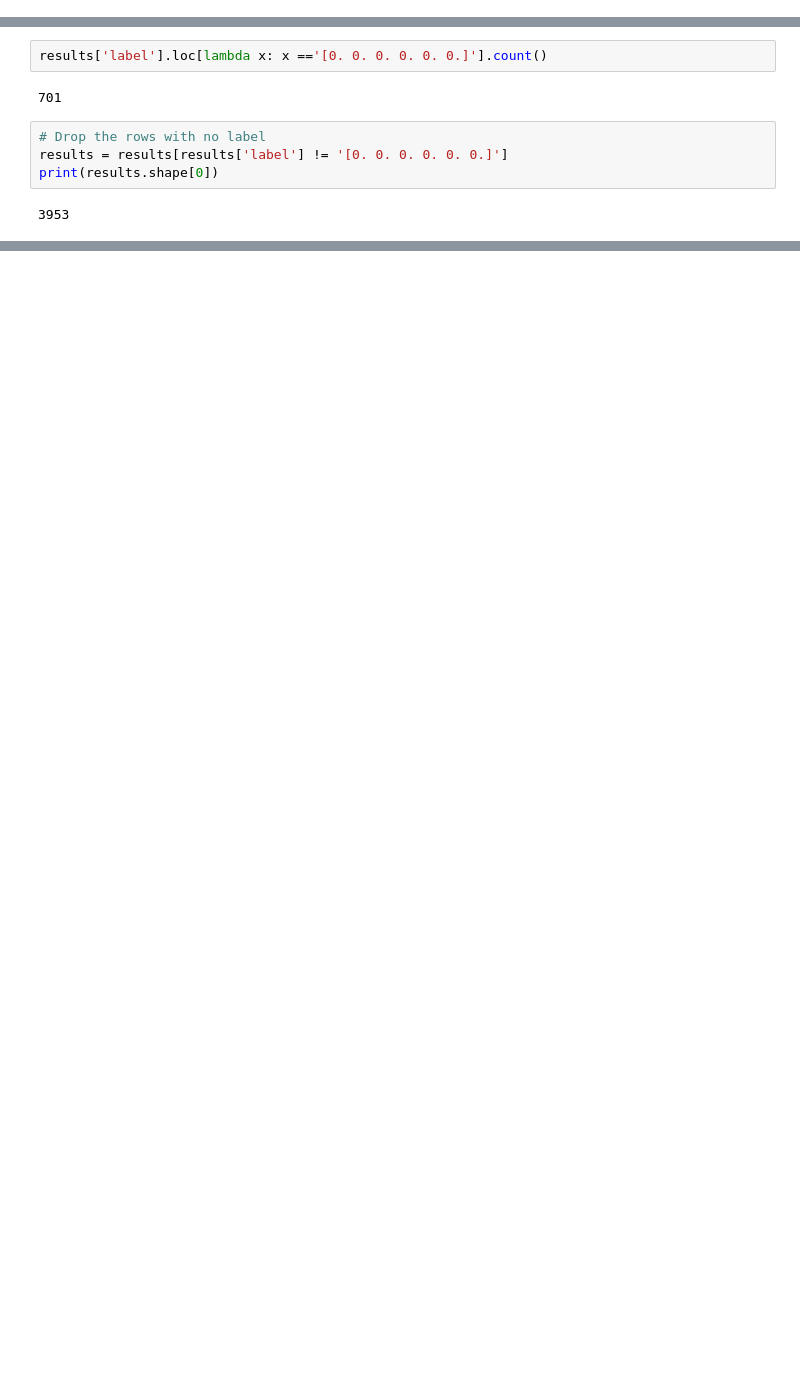
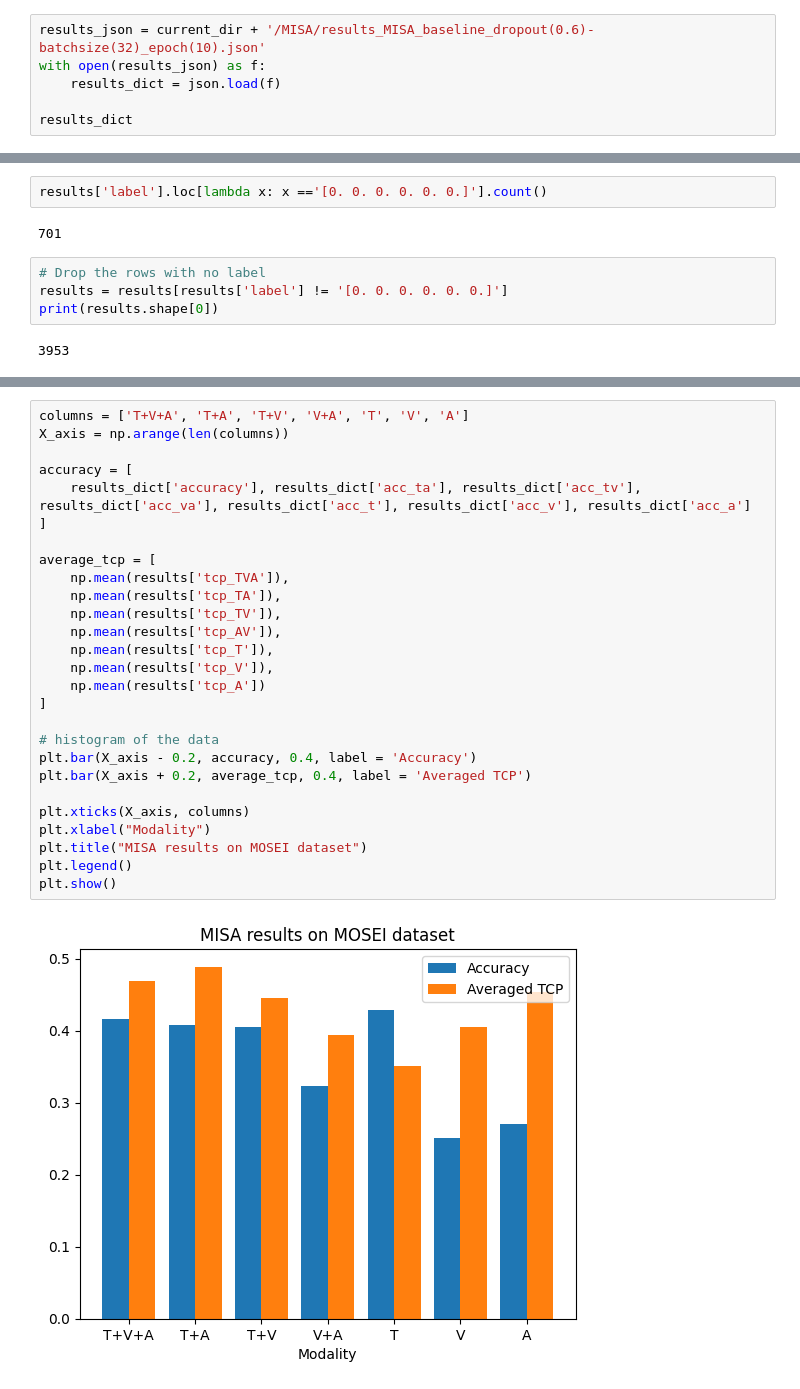
Before and after one commit to SoyeonHH/MMDA, a Jupyter notebook: analysis.ipynb, the cells around one changed output, grey strips where cells are left out. Drawn from its saved outputs; the diff is of its cells as text; blank space fills up the shorter version.

```diff
--- a/analysis.ipynb
+++ b/analysis.ipynb
@@ -9,0 +11,6 @@ results = pd.read_csv(current_dir + '/MISA/results/mosei_MISA_confidNet_mse_epoc
+# %%
+results_json = current_dir + '/MISA/results_MISA_baseline_dropout(0.6)-batchsize(32)_epoch(10).json'
+with open(results_json) as f:
+    results_dict = json.load(f)
+
+results_dict
@@ -147,0 +74,29 @@ Audio noise counts:  2267
+# %%
+columns = ['T+V+A', 'T+A', 'T+V', 'V+A', 'T', 'V', 'A']
+X_axis = np.arange(len(columns))
+
+accuracy = [
+    results_dict['accuracy'], results_dict['acc_ta'], results_dict['acc_tv'], results_dict['acc_va'], results_dict['acc_t'], results_dict['acc_v'], results_dict['acc_a']
+]
+
+average_tcp = [
+    np.mean(results['tcp_TVA']),
+    np.mean(results['tcp_TA']),
+    np.mean(results['tcp_TV']),
+    np.mean(results['tcp_AV']),
+    np.mean(results['tcp_T']),
+    np.mean(results['tcp_V']),
+    np.mean(results['tcp_A'])
+]
+
+# histogram of the data
+plt.bar(X_axis - 0.2, accuracy, 0.4, label = 'Accuracy')
+plt.bar(X_axis + 0.2, average_tcp, 0.4, label = 'Averaged TCP')
+
+plt.xticks(X_axis, columns)
+plt.xlabel("Modality")
+plt.title("MISA results on MOSEI dataset")
+plt.legend()
+plt.show()
+# %% [output]
+[figure, added]
```
Also changed, not shown: parts of 20 cells of this notebook, 1 other file.
